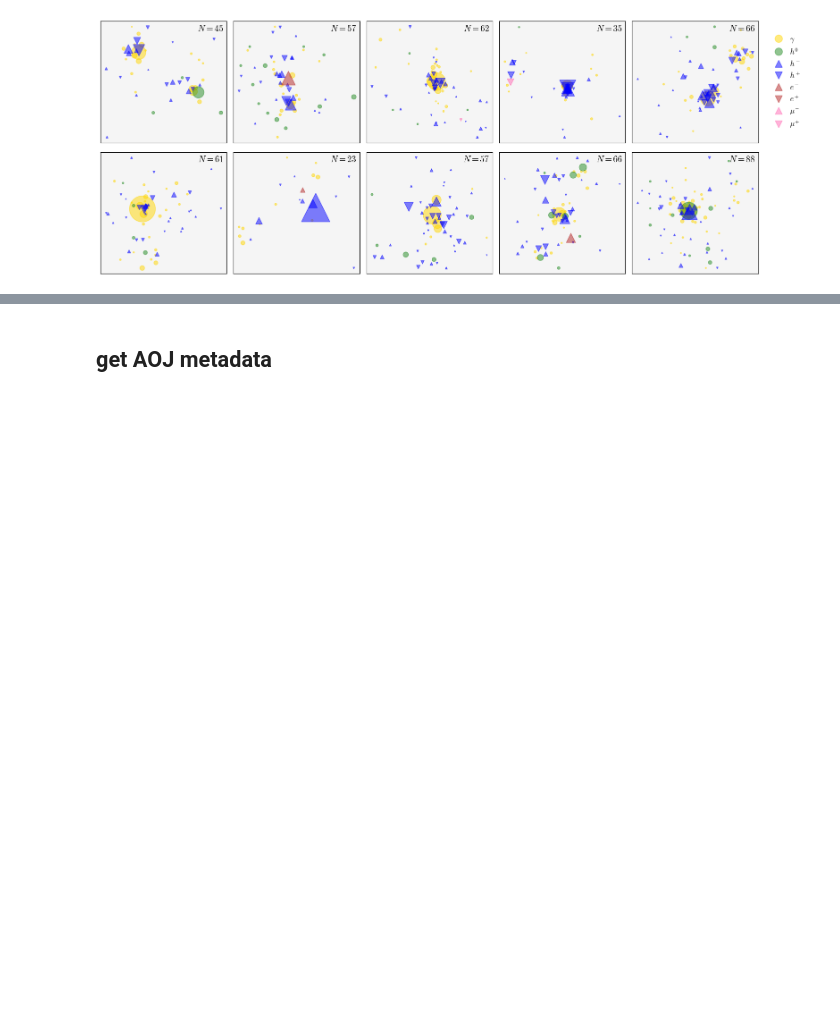
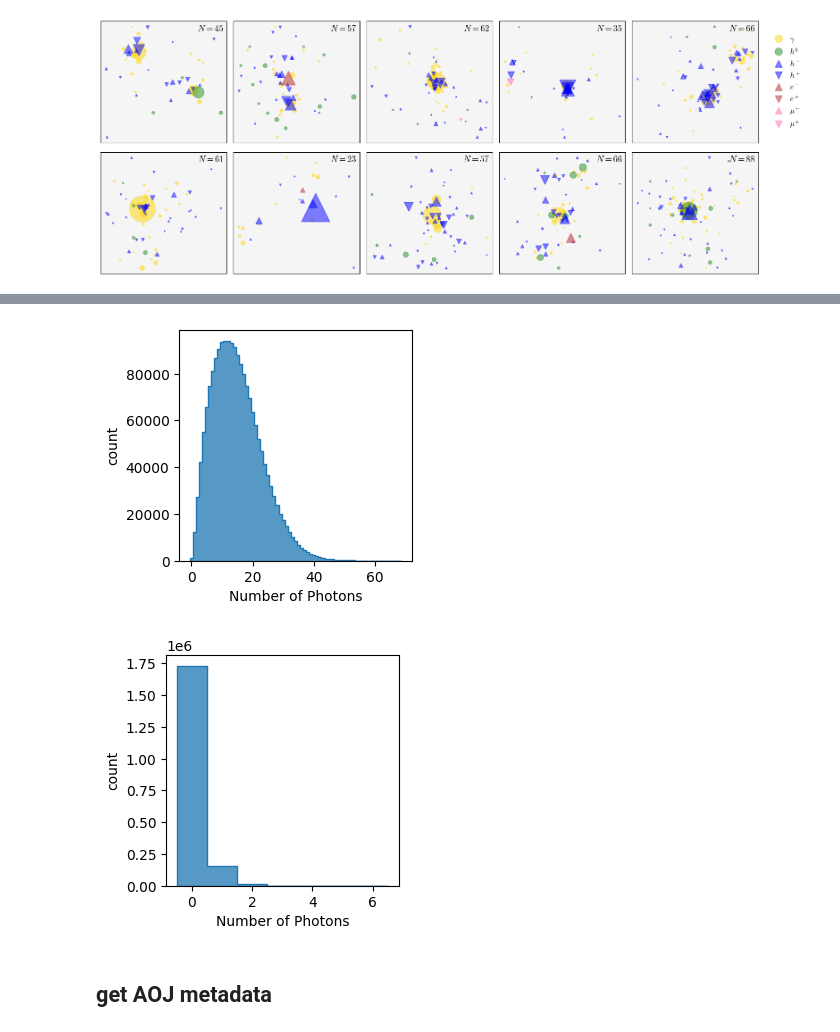
Before and after one commit to dfaroughy/Multimodal-Bridges, a Jupyter notebook: notebooks/data_aoj.ipynb, the cells around one changed output, grey strips where cells are left out. Drawn from its saved outputs; the diff is of its cells as text; code cells hidden in the pictures; blank space fills up the shorter version.

```diff
--- a/notebooks/data_aoj.ipynb
+++ b/notebooks/data_aoj.ipynb
@@ -270,3 +144,10 @@ jets.constituents.histplot("dz_ratio", apply_map=flavor_mask(jets, 5) ,ax=ax, fi
+# %%
+jets.histplot("isPhoton", apply_map = lambda x: x.sum(dim=1), discrete=True, xlabel="Number of Photons", ylabel="count")
+jets.histplot("isChargedHadron", apply_map = lambda x: x.sum(dim=1), discrete=True, xlabel="Number of Photons", ylabel="count")
+jets.histplot("isMuon", apply_map = lambda x: x.sum(dim=1) , discrete=True, binwidth=0.01, xlabel="Number of muons", ylabel="count")
+# %% [output]
+[figure, added]
+[figure, added]
 # %% [markdown]
 ## get AOJ metadata
 # %%
```
Also changed, not shown: parts of 14 cells of this notebook, 5 other files.
